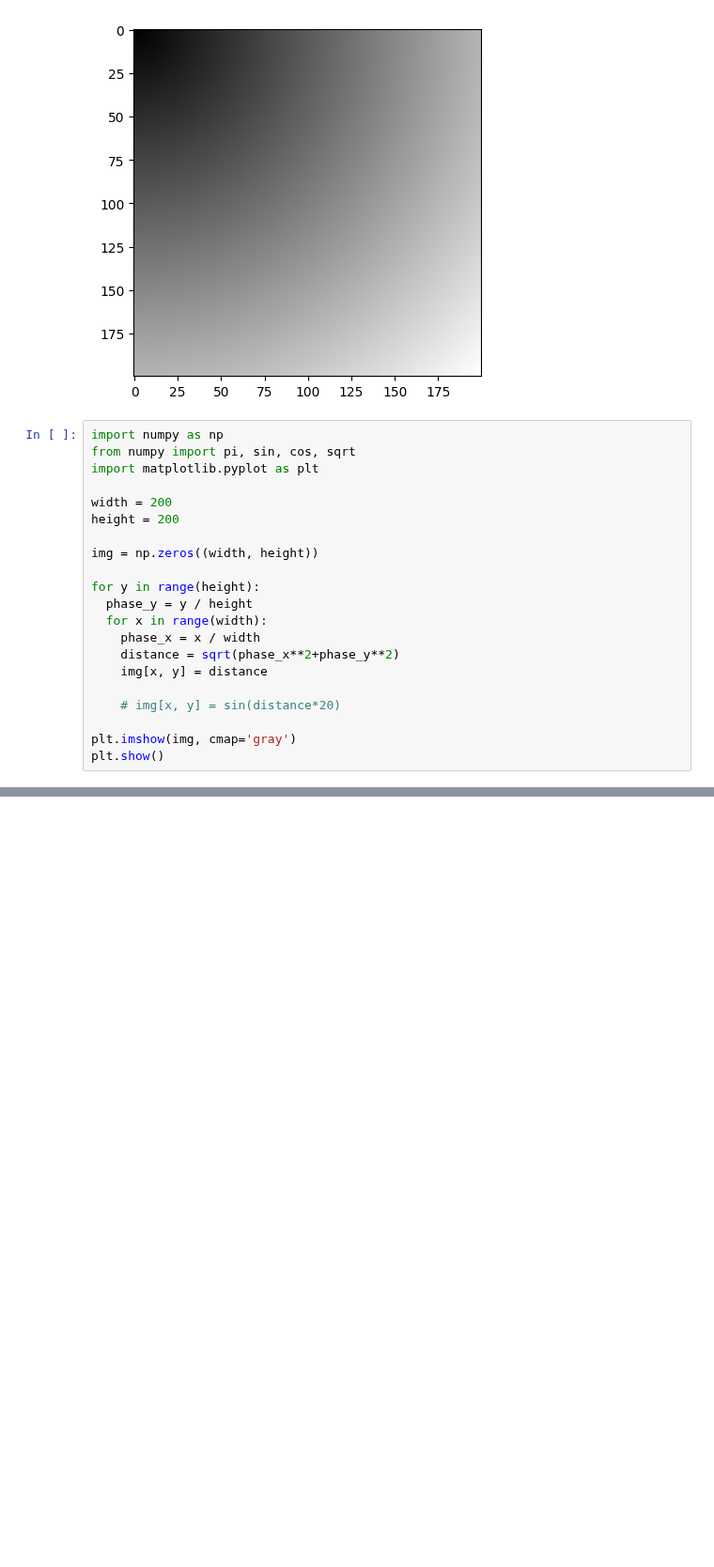
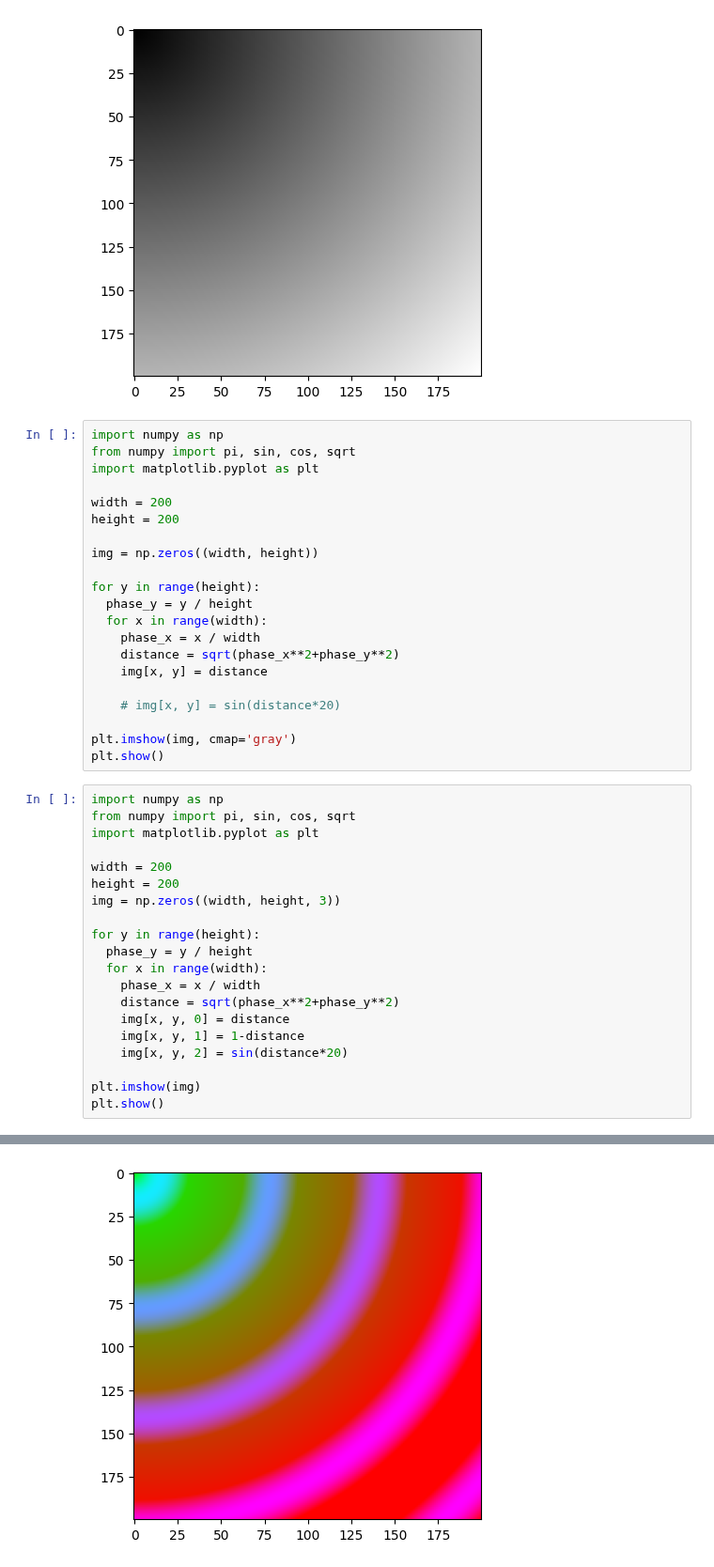
Before and after one commit to jasper-zheng/teaching, a Jupyter notebook: digital_images_data_science/Creating_Images_with_Cartesian_Coordinates.ipynb, the cells around one changed output, grey strips where cells are left out. Shown at 94% size. Drawn from its saved outputs; the diff is of its cells as text; blank space fills up the shorter version.

```diff
--- a/digital_images_data_science/Creating_Images_with_Cartesian_Coordinates.ipynb
+++ b/digital_images_data_science/Creating_Images_with_Cartesian_Coordinates.ipynb
@@ -39,3 +41,24 @@ for y in range(height):
 
 plt.imshow(img, cmap='gray')
 plt.show()
+# %%
+import numpy as np
+from numpy import pi, sin, cos, sqrt
+import matplotlib.pyplot as plt
+
+width = 200
+height = 200
+img = np.zeros((width, height, 3))
+
+for y in range(height):
+  phase_y = y / height
+  for x in range(width):
+    phase_x = x / width
+    distance = sqrt(phase_x**2+phase_y**2)
+    img[x, y, 0] = distance
+    img[x, y, 1] = 1-distance
+    img[x, y, 2] = sin(distance*20)
+
+plt.imshow(img)
+plt.show()
+# %% [output]
@@ -41,0 +66 @@ plt.show()
+[figure, added]
```
Also changed, not shown: parts of 2 cells of this notebook.
